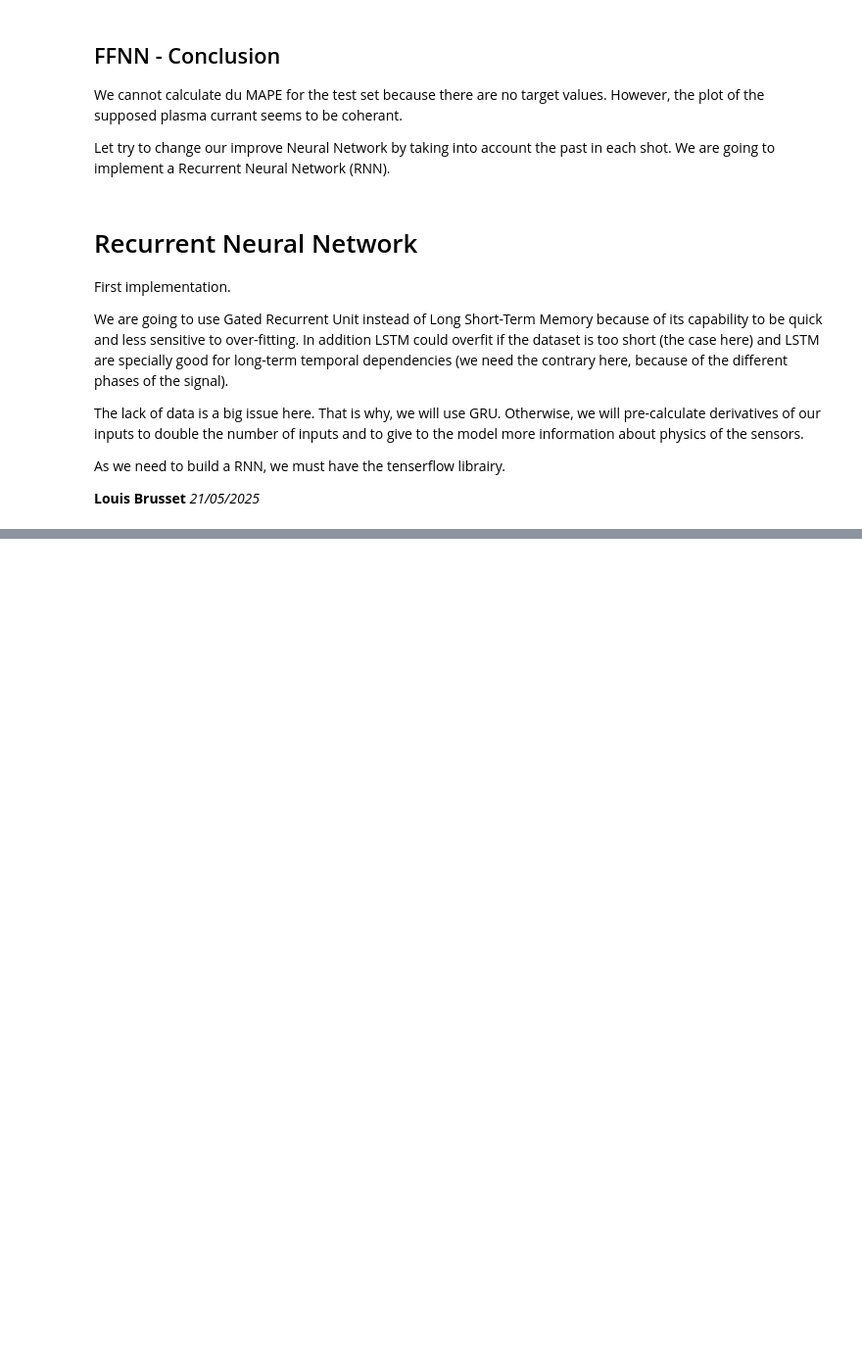
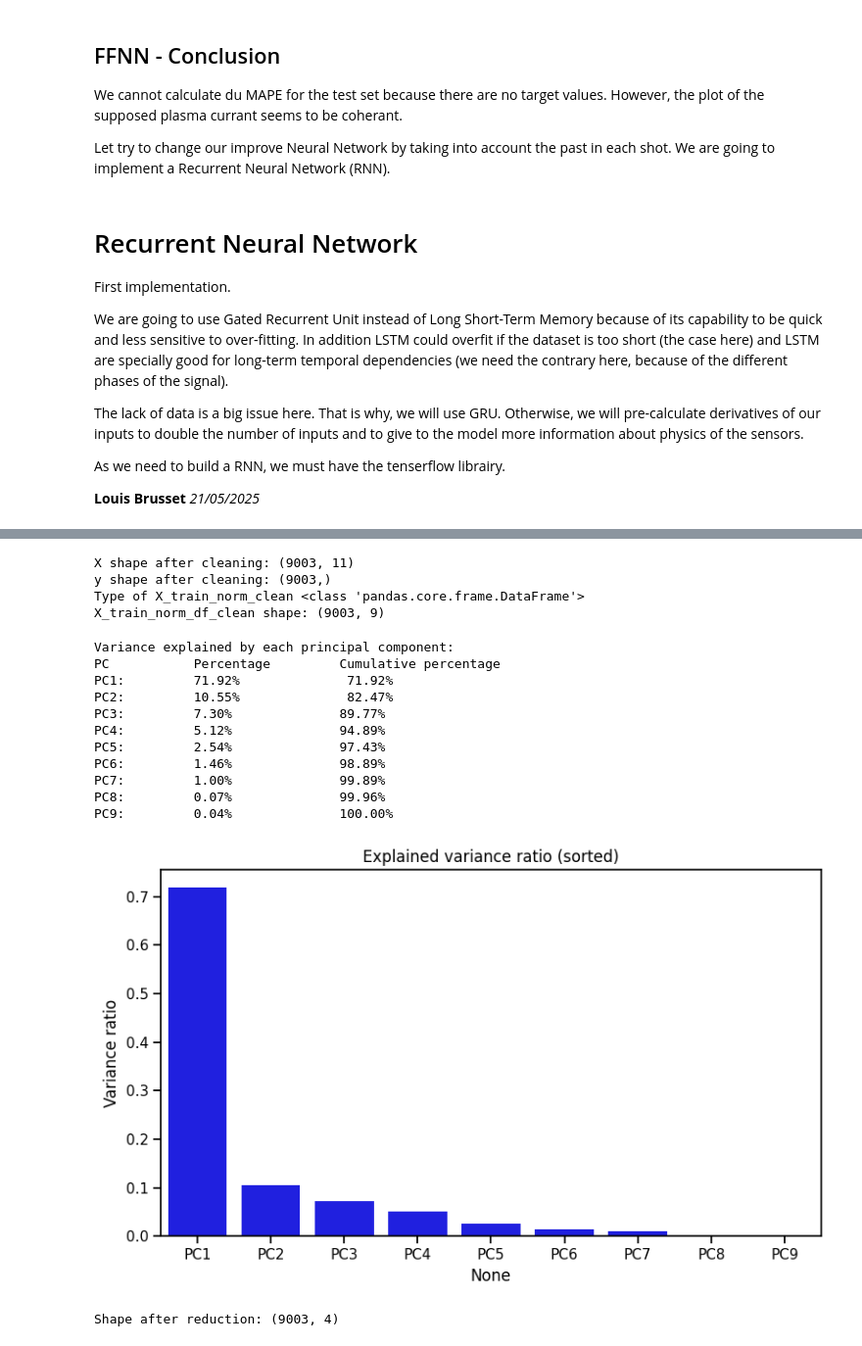
Before and after one commit to LouisBrusset/ITER-data-science-challenges, a Jupyter notebook: notebooks/MAST Plasma Current.ipynb, the cells around one changed output, grey strips where cells are left out. Shown at 98% size. Saved outputs shown, nothing was run; the diff lists cells and outputs as text; code cells hidden in the pictures; blank space fills up the shorter version.

```diff
--- a/notebooks/MAST Plasma Current.ipynb
+++ b/notebooks/MAST Plasma Current.ipynb
@@ -1080,0 +1117,11 @@ y_pred = model.predict(X_seq)
+# %%
+train3 = train3.drop(["d_XMA_CCBV04",
+                      "d_XMA_CCBV12",
+                      "d_XMA_CCBV20",
+                      "d_XMA_CCBV28",
+                      "d_XMA_CCBV36",
+                      "d_XMA_OBR03",
+                      "d_XMA_OBR06",
+                      "d_XMA_OBR14",
+                      "d_XMA_OBR17"], axis=1)
+train3.head(3)
@@ -1080,0 +1236,55 @@ y_pred = model.predict(X_seq)
+# %%
+# Boolean mask: True for non-NaN lines
+mask = ~X_train_norm.isna().any(axis=1)
+
+X_train_norm_clean = X_train_norm[mask]
+y_train_norm_clean = y_train_norm[mask]
+
+print(f"X shape after cleaning: {X_train_norm_clean.shape}")
+print(f"y shape after cleaning: {y_train_norm_clean.shape}")
+print("Type of X_train_norm_clean", type(X_train_norm_clean))
+
+X_train_norm_df_clean = X_train_norm_df[mask]
+print(f"X_train_norm_df_clean shape: {X_train_norm_df_clean.shape}")
+# %% [output]
+X shape after cleaning: (9003, 11)
+y shape after cleaning: (9003,)
+Type of X_train_norm_clean <class 'pandas.core.frame.DataFrame'>
+X_train_norm_df_clean shape: (9003, 9)
+# %%
+pca = PCA()
+X_pca = pca.fit_transform(X_train_norm_df_clean)
+
+explained_var = pd.Series(pca.explained_variance_ratio_, index=[f"PC{i+1}" for i in range(len(pca.explained_variance_ratio_))])
+explained_var_sorted = explained_var.sort_values(ascending=False)
+print("Variance explained by each principal component:")
+print("PC          ", "Percentage        ", "Cumulative percentage")
+for pc, value in explained_var_sorted.items():
+    print(f"{pc}:         {value * 100:.2f}%              {explained_var_sorted.cumsum()[pc] * 100:.2f}%")
+
+plt.figure(figsize=(8, 5))
+sns.barplot(x=explained_var_sorted.index, y=explained_var_sorted.values, color="b")
+plt.title("Explained variance ratio (sorted)")
+plt.ylabel("Variance ratio")
+plt.tight_layout()
+plt.show()
+# %% [output]
+Variance explained by each principal component:
+PC           Percentage         Cumulative percentage
+PC1:         71.92%              71.92%
+PC2:         10.55%              82.47%
+PC3:         7.30%              89.77%
+PC4:         5.12%              94.89%
+PC5:         2.54%              97.43%
+PC6:         1.46%              98.89%
+PC7:         1.00%              99.89%
+PC8:         0.07%              99.96%
+PC9:         0.04%              100.00%
+[figure, added]
+# %%
+n_components_to_keep = X_pca.shape[1] - 5
+X_pca_reduced = X_pca[:, :n_components_to_keep]
+
+print(f"Shape after reduction: {X_pca_reduced.shape}")
+# %% [output]
+Shape after reduction: (9003, 4)
```
Also changed, not shown: parts of 46 cells of this notebook.
